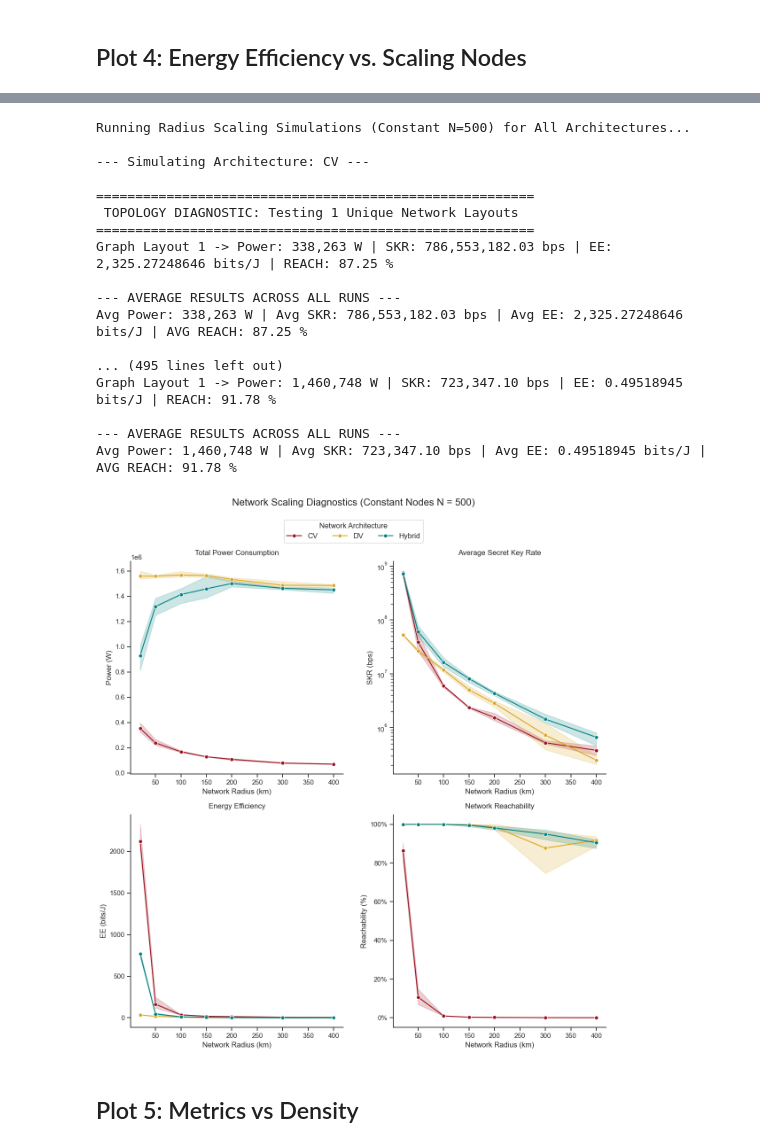
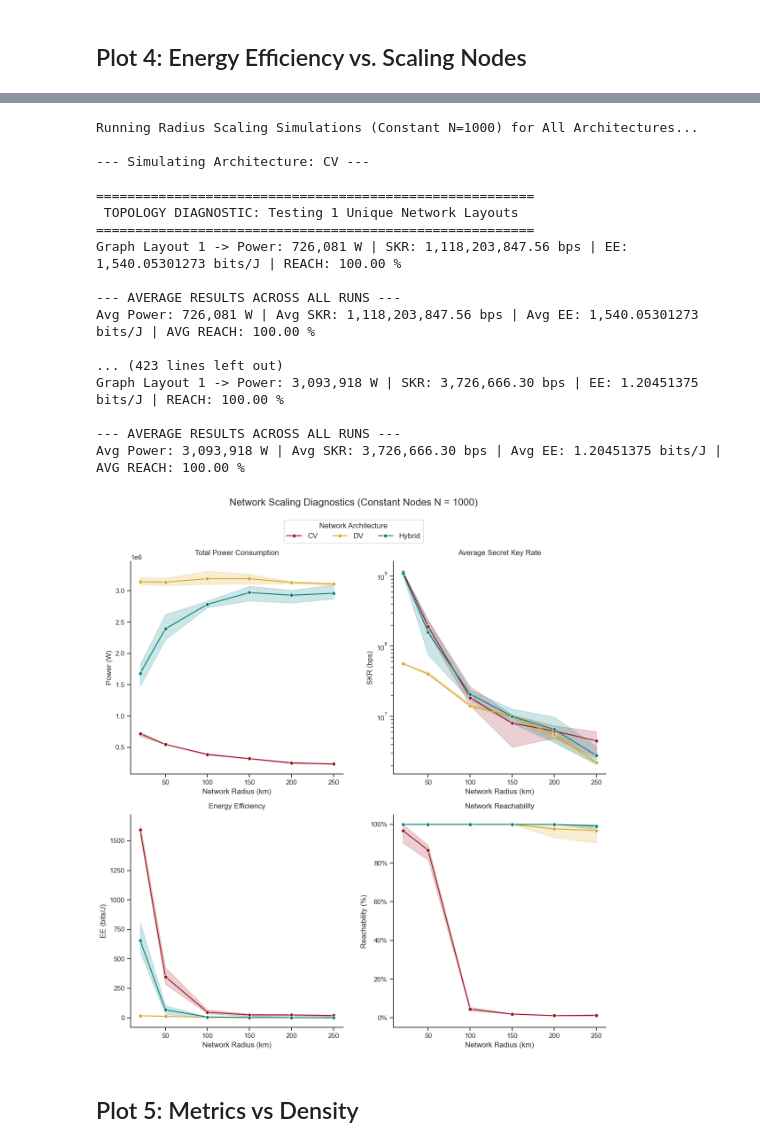
Before and after one commit to lucamar91/qkd_networks, a Jupyter notebook: Energy_plots.ipynb, the cells around one changed output, grey strips where cells are left out. Cells and saved outputs as stored; diff of their text form; code cells hidden in the pictures.

```diff
--- a/Energy_plots.ipynb
+++ b/Energy_plots.ipynb
@@ -261,6 +283,6 @@ Avg Power: 257,865 W | Avg SKR: 1,290,116.46 bps | Avg EE: 5.00306151 bits/J | A
 # %%
 # Sweeping N from 50 up to 1000
-N_values = [50, 100, 250, 500, 750, 1000]
+N_values = np.logspace(np.log10(600), np.log10(5000), num=10, dtype=int)
 fixed_radius = 200 # Constant area
 architectures = ['CV', 'DV', 'hybrid'] # Loop through all three!
 scaling_data = []
@@ -373,8 +395,9 @@ import matplotlib.pyplot as plt
 import matplotlib.ticker as mtick
 
 # Sweeping Radius from a dense city to a sparse country
-R_values = [20, 50, 100, 150, 200, 300, 400]
-fixed_N = 500 # Constant number of deployed nodes
+fixed_N = 1000
+# Sweeping safely below the 269 km limit
+R_values = [20, 50, 100, 150, 200, 250]
 architectures = ['CV', 'DV', 'hybrid'] # Loop through all three!
 scaling_data_R = []
 
@@ -442,40 +465,40 @@ axes[3].set_xlabel('Network Radius (km)')
 axes[3].set_ylim(-5, 105)
 axes[3].yaxis.set_major_formatter(mtick.PercentFormatter())
 
 # Format all boxes to be perfectly square
 for ax in axes:
     ax.set_box_aspect(1)
 
 # Extract the legend and move it to the very top of the figure
 handles, labels = axes[3].get_legend_handles_labels()
 axes[3].get_legend().remove()
 fig.legend(handles, labels, title='Network Architecture', loc='lower center',
            bbox_to_anchor=(0.5, 0.96), ncol=3, fontsize=12, title_fontsize=12)
 
 # Adjust the title slightly higher to make room for the master legend
 plt.suptitle(f'Network Scaling Diagnostics (Constant Nodes N = {fixed_N})', fontsize=16, y=1.05)
 plt.tight_layout()
 plt.savefig('plots/7_scaling_R_diagnostics_2x2_comparison.pdf', bbox_inches='tight')
 plt.show()
 # %% [output]
-Running Radius Scaling Simulations (Constant N=500) for All Architectures...
+Running Radius Scaling Simulations (Constant N=1000) for All Architectures...
 
 --- Simulating Architecture: CV ---
 
 ========================================================
  TOPOLOGY DIAGNOSTIC: Testing 1 Unique Network Layouts
 ========================================================
-Graph Layout 1 -> Power: 338,263 W | SKR: 786,553,182.03 bps | EE: 2,325.27248646 bits/J | REACH: 87.25 %
+Graph Layout 1 -> Power: 726,081 W | SKR: 1,118,203,847.56 bps | EE: 1,540.05301273 bits/J | REACH: 100.00 %
 
 --- AVERAGE RESULTS ACROSS ALL RUNS ---
-Avg Power: 338,263 W | Avg SKR: 786,553,182.03 bps | Avg EE: 2,325.27248646 bits/J | AVG REACH: 87.25 %
+Avg Power: 726,081 W | Avg SKR: 1,118,203,847.56 bps | Avg EE: 1,540.05301273 bits/J | AVG REACH: 100.00 %
 
-... (495 lines left out)
-Graph Layout 1 -> Power: 1,460,748 W | SKR: 723,347.10 bps | EE: 0.49518945 bits/J | REACH: 91.78 %
+... (423 lines left out)
+Graph Layout 1 -> Power: 3,093,918 W | SKR: 3,726,666.30 bps | EE: 1.20451375 bits/J | REACH: 100.00 %
 
 --- AVERAGE RESULTS ACROSS ALL RUNS ---
-Avg Power: 1,460,748 W | Avg SKR: 723,347.10 bps | Avg EE: 0.49518945 bits/J | AVG REACH: 91.78 %
+Avg Power: 3,093,918 W | Avg SKR: 3,726,666.30 bps | Avg EE: 1.20451375 bits/J | AVG REACH: 100.00 %
-[figure, old version]
+[figure, new version]
 # %% [markdown]
  ## Plot 5: Metrics vs Density
 # %%
```
Also changed, not shown: parts of 11 cells of this notebook, 11 other files.
